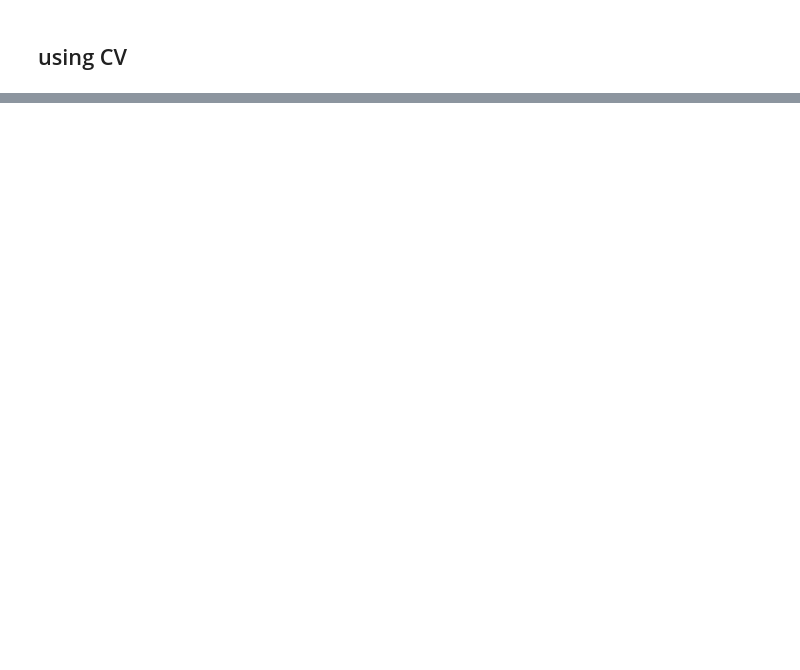
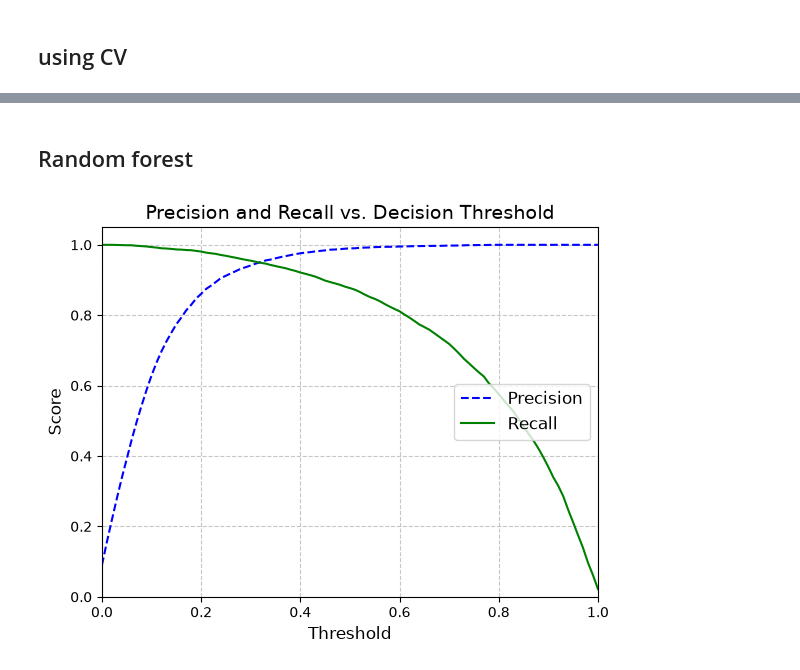
Before and after one commit to surabhi1914/handwriting-classification, a Jupyter notebook: notebooks/01_fetch_data.ipynb, the cells around one changed output, grey strips where cells are left out. Drawn from its saved outputs; the diff is of its cells as text; code cells hidden in the pictures; blank space fills up the shorter version.

```diff
--- a/notebooks/01_fetch_data.ipynb
+++ b/notebooks/01_fetch_data.ipynb
@@ -124,0 +146,4 @@ array([0.93565, 0.96645, 0.9624 ])
+# %%
+y_probas_forest = cross_val_predict(
+    forest_clf, X_train, Y_train_5, cv=3, method="predict_proba"
+)
@@ -124,0 +217,16 @@ array([0.93565, 0.96645, 0.9624 ])
+# %%
+def plot_precision_recall_vs_threshold(precisions, recalls, thresholds):
+    plt.plot(thresholds, precisions[:-1], "b--", label="Precision")
+    plt.plot(thresholds, recalls[:-1], "g-", label="Recall")
+
+    # Labels, legend, and grid setup
+    plt.xlabel("Threshold", fontsize=12)
+    plt.ylabel("Score", fontsize=12)
+    plt.title("Precision and Recall vs. Decision Threshold", fontsize=14)
+    plt.axis([thresholds.min(), thresholds.max(), 0, 1.05])
+    plt.grid(True, linestyle="--", alpha=0.7)
+    plt.legend(loc="center right", fontsize=12)
+
+
+plot_precision_recall_vs_threshold(precision, recall, threshold)
+plt.show()
@@ -124,0 +235,13 @@ array([0.93565, 0.96645, 0.9624 ])
+# %% [markdown]
+## Random forest
+# %%
+y_scores_forest = y_probas_forest[:, 1]
+# %%
+precisions_forest, recalls_forest, thresholds_forest = precision_recall_curve(
+    Y_train_5, y_scores_forest
+)
+# %%
+plot_precision_recall_vs_threshold(precisions_forest, recalls_forest, thresholds_forest)
+plt.show()
+# %% [output]
+[figure, added]
```
Also changed, not shown: parts of 72 cells of this notebook, 8 other files.
